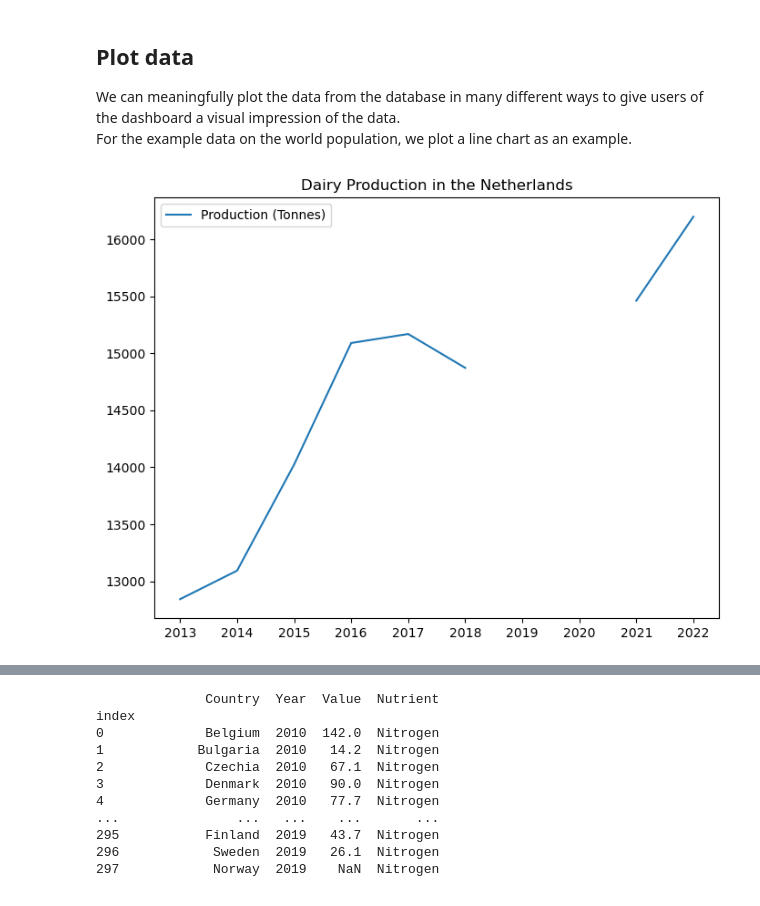
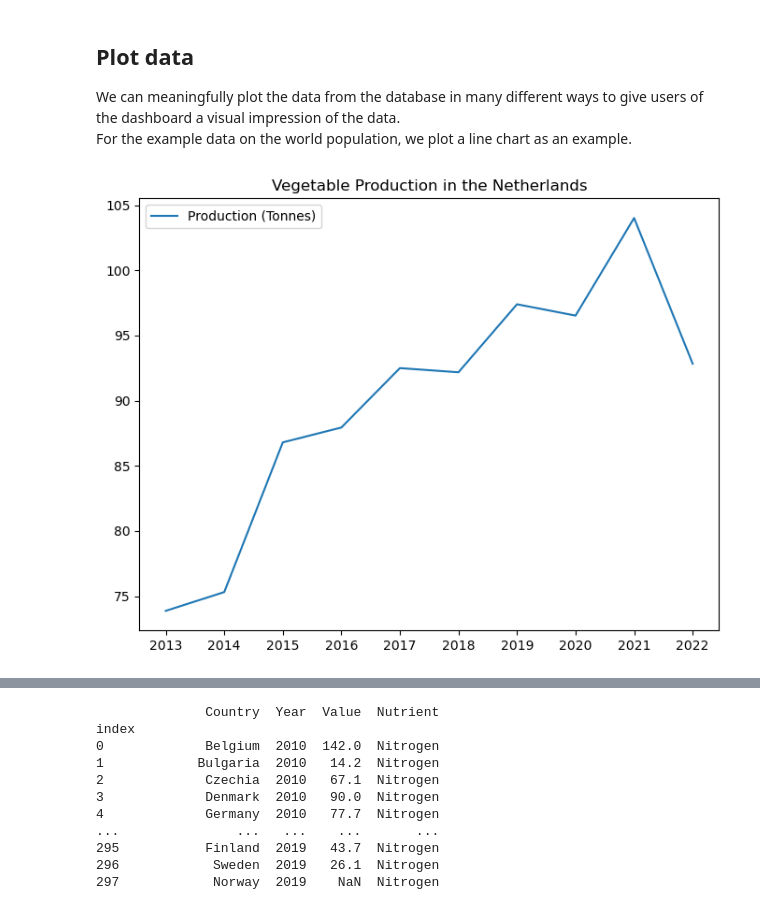
Before and after one commit to frisostolk/DDS-2023, a Jupyter notebook: notebook/combined_notebook.ipynb, the cells around one changed output, grey strips where cells are left out. Saved outputs shown, nothing was run; the diff lists cells and outputs as text; code cells hidden in the pictures.

```diff
--- a/notebook/combined_notebook.ipynb
+++ b/notebook/combined_notebook.ipynb
@@ -237,22 +237,22 @@ For the example data on the world population, we plot a line chart as an example
 # %%
 import matplotlib.pyplot as plt
 
 # Filter data in table to return the Netherlands
 prod_netherlands = prod_table[prod_table['Country'] == 'Netherlands']
 
 #Filter production data to only contain dairy production
-prod_netherlands_dairy = prod_netherlands[prod_netherlands['Type'] == "Dairy"]
+prod_netherlands_dairy = prod_netherlands[prod_netherlands['Type'] == "Vegetables"]
 
 #Plot data with year an production
 fig, ax = plt.subplots(figsize=(8, 6))
 ax.plot(prod_netherlands_dairy['Year'], prod_netherlands_dairy['Value'], label='Production (Tonnes)')  # Add label for the legend
 
 # Add a legend
 ax.legend()
 
 # Add a plot title
-ax.set_title('Dairy Production in the Netherlands')
+ax.set_title('Vegetable Production in the Netherlands')
 
 plt.show()  # Show the plot
 # %% [output]
-[figure, old version]
+[figure, new version]
```
Also changed, not shown: parts of 11 cells of this notebook.
